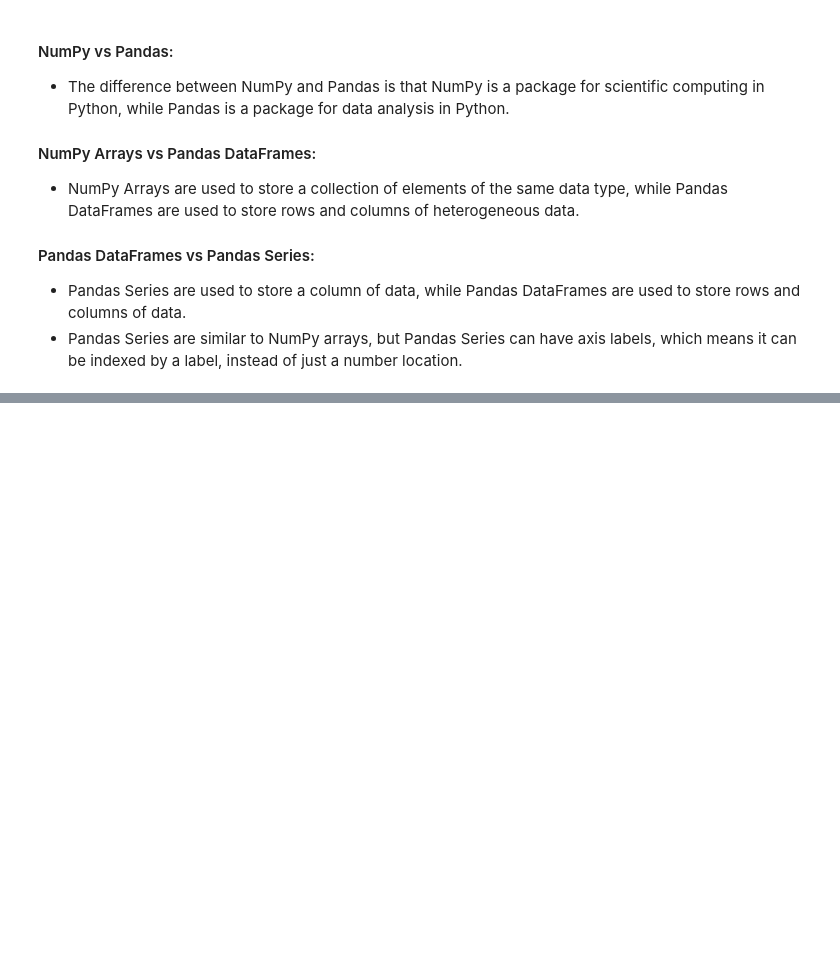
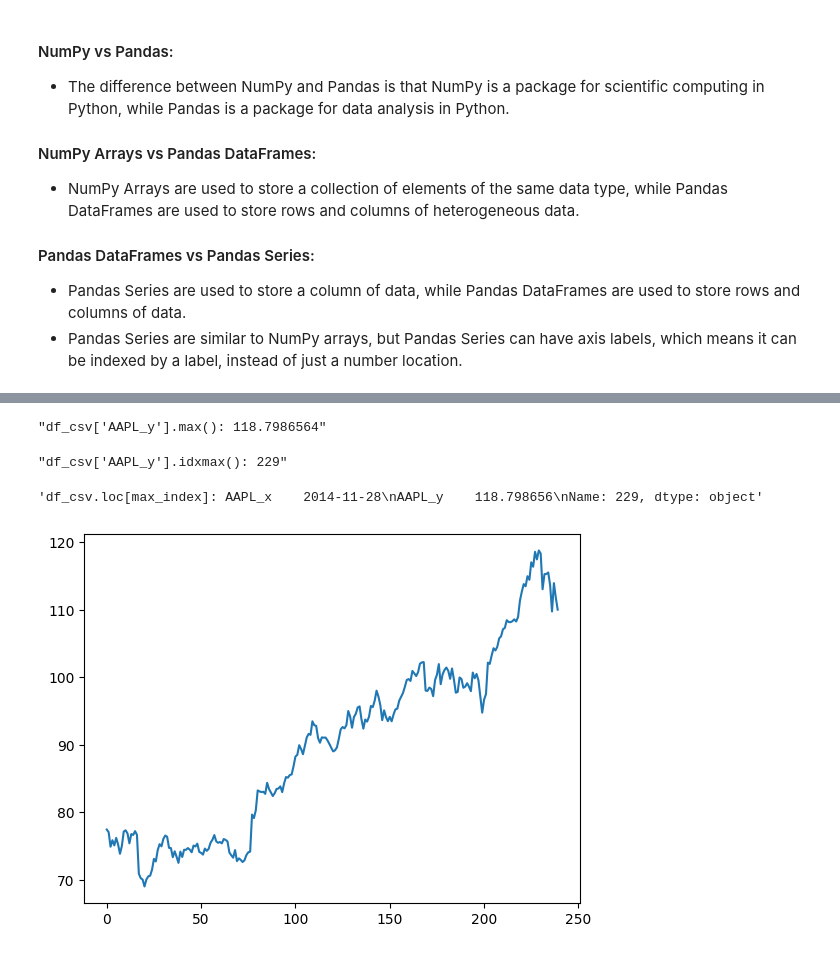
Before and after one commit to BrenoFariasdaSilva/Recommendation-Systems-AI, a Jupyter notebook: Module 02 - Advanced Python/06-Pandas/PandasBasics.ipynb, the cells around one changed output, grey strips where cells are left out. Cells and saved outputs as stored; diff of their text form; code cells hidden in the pictures; blank space fills up the shorter version.

Commit message:
REFACTOR: Updating the Pandas Jupyter Notebook File

```diff
--- a/Module 02 - Advanced Python/06-Pandas/PandasBasics.ipynb
+++ b/Module 02 - Advanced Python/06-Pandas/PandasBasics.ipynb
@@ -50,0 +45,5 @@ display(json_df)
+# %%
+# Create a Pandas DataFrame from a CSV file:
+
+df_csv = pd.read_csv('https://raw.githubusercontent.com/plotly/datasets/master/2014_apple_stock.csv')
+display(df_csv)
@@ -50,0 +77,14 @@ display(json_df)
+# %%
+# Methods of a Pandas DataFrame:
+
+df_csv["AAPL_y"].plot() # plot a column
+
+display(f"df_csv['AAPL_y'].max(): {df_csv['AAPL_y'].max()}") # max value of a column
+display(f"df_csv['AAPL_y'].idxmax(): {df_csv['AAPL_y'].idxmax()}") # index of max value of a column
+max_index = df_csv['AAPL_y'].idxmax()
+display(f"df_csv.loc[max_index]: {df_csv.loc[max_index]}") # row of max value of a column
+# %% [output]
+"df_csv['AAPL_y'].max(): 118.7986564"
+"df_csv['AAPL_y'].idxmax(): 229"
+'df_csv.loc[max_index]: AAPL_x    2014-11-28\nAAPL_y    118.798656\nName: 229, dtype: object'
+[figure, added]
```
Also changed, not shown: parts of 13 cells of this notebook, 1 other file.
